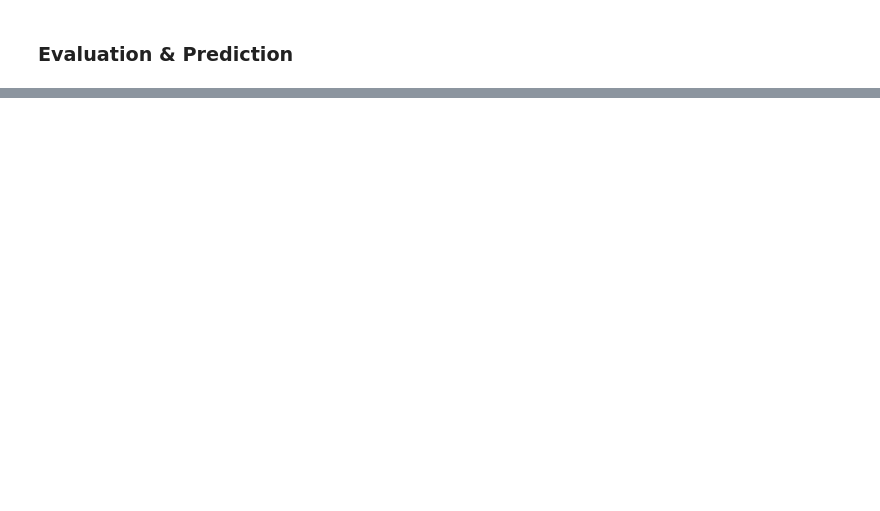
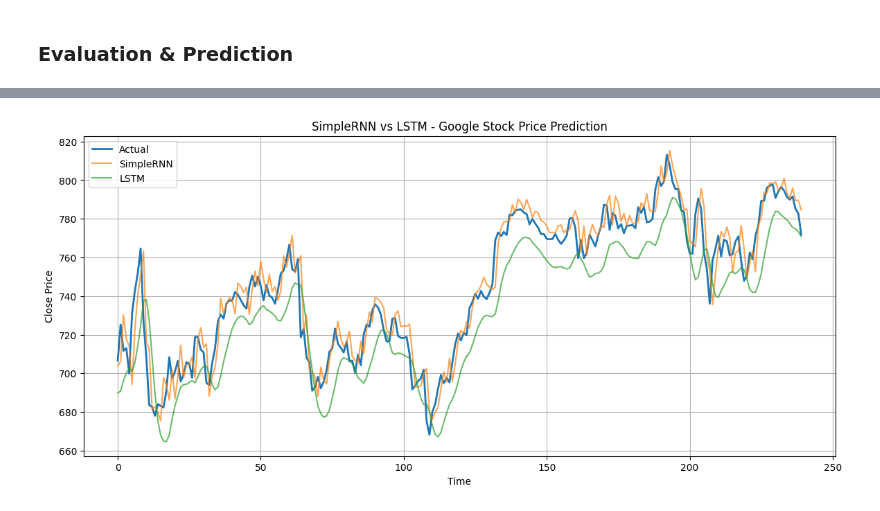
Before and after one commit to ameyjoshi3068/41335, a Jupyter notebook: DL/Assignment-4/Assignment-4.ipynb, the cells around one changed output, grey strips where cells are left out. Cells and saved outputs as stored; diff of their text form; code cells hidden in the pictures; blank space fills up the shorter version.

```diff
--- a/DL/Assignment-4/Assignment-4.ipynb
+++ b/DL/Assignment-4/Assignment-4.ipynb
@@ -154,0 +145,14 @@ Epoch 50/50
+# %%
+from tensorflow.keras.layers import SimpleRNN
+
+# Build SimpleRNN model
+model_rnn = Sequential([
+    SimpleRNN(128, return_sequences=True, input_shape=(x_train.shape[1], x_train.shape[2])),
+    Dropout(0.2),
+    SimpleRNN(64),
+    Dropout(0.2),
+    Dense(1)
+])
+
+model_rnn.compile(optimizer='adam', loss='mean_squared_error')
+model_rnn.summary()
@@ -154,0 +177,3 @@ Epoch 50/50
+# %%
+# Train SimpleRNN
+history_rnn = model_rnn.fit(x_train, y_train, epochs=80, batch_size=32, validation_data=(x_test, y_test))
@@ -160,0 +205,3 @@ y_pred = model.predict(x_test)
+# %%
+# Predict using SimpleRNN
+y_pred_rnn = model_rnn.predict(x_test)
@@ -168,6 +217,9 @@ close_scaler.min_, close_scaler.scale_ = scaler.min_[3:4], scaler.scale_[3:4]
 # inverse transform
 predicted_values = close_scaler.inverse_transform(y_pred)
 actual_values = close_scaler.inverse_transform(y_test.reshape(-1, 1))
+# %%
+# Inverse transform RNN predictions
+rnn_predicted_values = close_scaler.inverse_transform(y_pred_rnn)
 # %%
 plt.figure(figsize=(12, 6))
 plt.plot(actual_values, label='actual')
@@ -194,0 +272,16 @@ R2 Score:  0.8032051445254513
+# %%
+### Comparison: SimpleRNN vs LSTM
+
+# Comparison plot
+plt.figure(figsize=(14, 6))
+plt.plot(actual_values, label='Actual', linewidth=2)
+plt.plot(rnn_predicted_values, label='SimpleRNN', alpha=0.7)
+plt.plot(predicted_values, label='LSTM', alpha=0.7)
+plt.title('SimpleRNN vs LSTM - Google Stock Price Prediction')
+plt.xlabel('Time')
+plt.ylabel('Close Price')
+plt.legend()
+plt.grid(True)
+plt.show()
+# %% [output]
+[figure, added]
```
Also changed, not shown: parts of 11 cells of this notebook, 1 other file.
